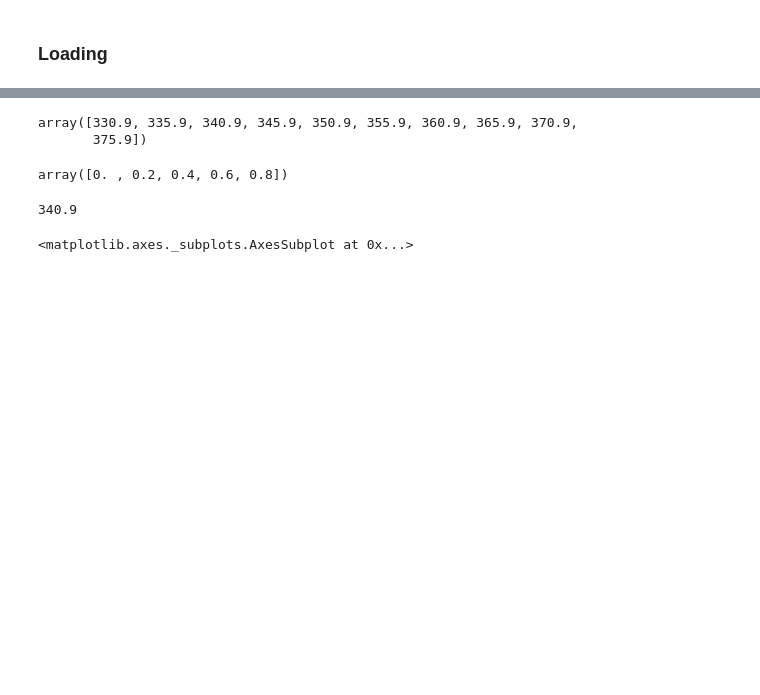
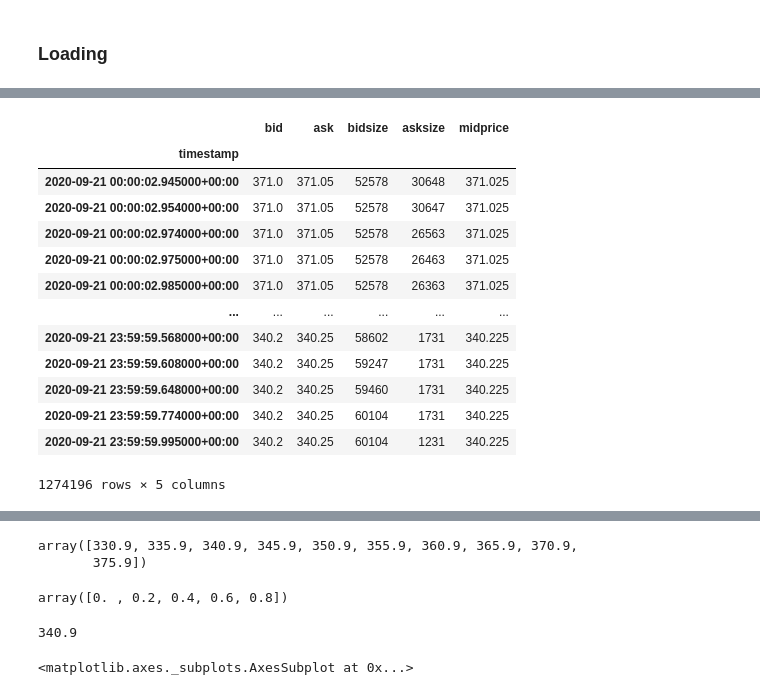
Before and after one commit to majkee15/s3quotes-trades-parsing, a Jupyter notebook: s3quotes-trade-parsing/Untitled.ipynb, the cells around one changed output, grey strips where cells are left out. Cells and saved outputs as stored; diff of their text form; code cells hidden in the pictures; blank space fills up the shorter version.

```diff
--- a/s3quotes-trade-parsing/Untitled.ipynb
+++ b/s3quotes-trade-parsing/Untitled.ipynb
@@ -54,0 +55,17 @@ eth_trans.price.min()
+# %%
+eth_quotes
+# %% [output]
+|  | bid | ask | bidsize | asksize | midprice |
+| timestamp |  |  |  |  |  |
+| 2020-09-21 00:00:02.945000+00:00 | 371.0 | 371.05 | 52578 | 30648 | 371.025 |
+| 2020-09-21 00:00:02.954000+00:00 | 371.0 | 371.05 | 52578 | 30647 | 371.025 |
+| 2020-09-21 00:00:02.974000+00:00 | 371.0 | 371.05 | 52578 | 26563 | 371.025 |
+| 2020-09-21 00:00:02.975000+00:00 | 371.0 | 371.05 | 52578 | 26463 | 371.025 |
+| 2020-09-21 00:00:02.985000+00:00 | 371.0 | 371.05 | 52578 | 26363 | 371.025 |
+| ... | ... | ... | ... | ... | ... |
+| 2020-09-21 23:59:59.568000+00:00 | 340.2 | 340.25 | 58602 | 1731 | 340.225 |
+| 2020-09-21 23:59:59.608000+00:00 | 340.2 | 340.25 | 59247 | 1731 | 340.225 |
+| 2020-09-21 23:59:59.648000+00:00 | 340.2 | 340.25 | 59460 | 1731 | 340.225 |
+| 2020-09-21 23:59:59.774000+00:00 | 340.2 | 340.25 | 60104 | 1731 | 340.225 |
+| 2020-09-21 23:59:59.995000+00:00 | 340.2 | 340.25 | 60104 | 1231 | 340.225 |
+1274196 rows × 5 columns
```
Also changed, not shown: parts of 9 cells of this notebook, 7 other files.
